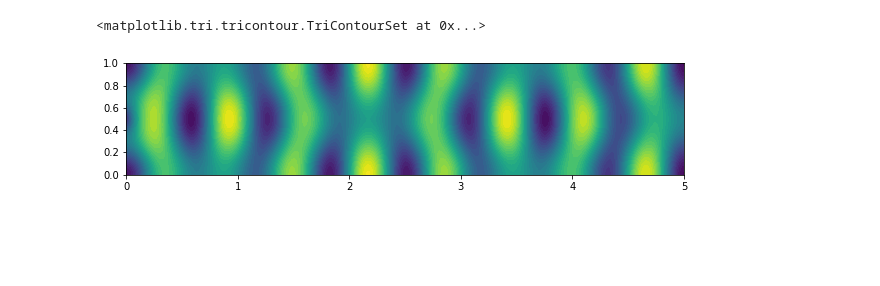
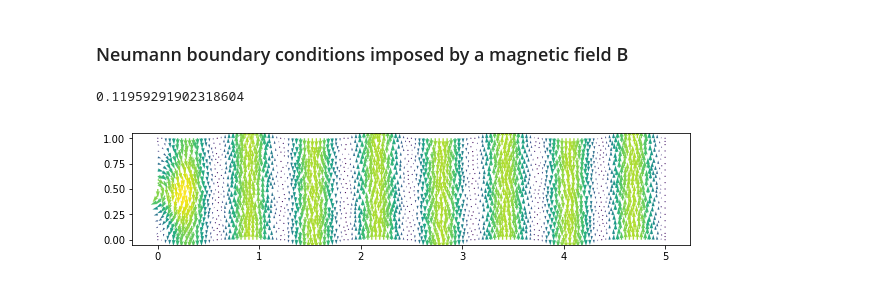
Before and after one commit to FMatti/Maxwell-MRI, a Jupyter notebook: practice/waveguide_2d.ipynb, the cells around one changed output. Saved outputs shown, nothing was run; the diff lists cells and outputs as text; code cells hidden in the pictures; blank space fills up the shorter version.

Commit message:
discuss boundary conditions

```diff
--- a/practice/waveguide_2d.ipynb
+++ b/practice/waveguide_2d.ipynb
@@ -8,7 +12,7 @@ import matplotlib.pyplot as plt
 height = 5.0
 width = 1.0
 domain = mshr.Rectangle(fen.Point(0.0, 0.0), fen.Point(height, width))
-mesh = mshr.generate_mesh(domain, 200)
+mesh = mshr.generate_mesh(domain, 64)
 V = fen.FunctionSpace(mesh, 'P', 1)
 # %%
 class Walls(fen.SubDomain):
@@ -29,7 +37,7 @@ eps = 1.0 # 8.85418782e-12
 
 a_stiff = (1/mu) * fen.dot(fen.grad(A), fen.grad(v))*dx
 a_mass = eps*A*v*dx
-omega = 10
+omega = 5
 a = a_stiff - omega**2 * a_mass
 
 # Technique seen at https://fenicsproject.org/pub/tutorial/sphinx1/._ftut1005.html
@@ -38,19 +46,24 @@ walls = Walls()
 walls.mark(boundary, 1)
 inlet = Inlet()
 inlet.mark(boundary, 2)
+outlet = Outlet()
+outlet.mark(boundary, 3)
 ds = fen.Measure('ds', subdomain_data=boundary)
-
-B_0 = 1
-g_zro = fen.Constant(0.0)
-g_cst = fen.Expression('-(1/mu)*B_0', degree=2, B_0=B_0, mu=mu)
-g_exp = fen.Expression('-(1/mu)*B_0*exp(-pow(x[1] - 0.5, 2) / 0.01)', degree=2, B_0=B_0, mu=mu)
-#L = g_cst*v*ds(2) + g_zro*v*ds(1)
-L = g_exp*v*ds(2) + g_zro*v*ds(1)
-
-A = fen.Function(V)
-fen.solve(a == L, A)
-plt.figure(figsize=(10, 3))
-fen.plot(A)
-# %% [output]
-<matplotlib.tri.tricontour.TriContourSet at 0x...>
-[figure, removed]
+# %% [markdown]
+### Neumann boundary conditions imposed by a magnetic field B
+# %%
+B_0 = 1.0
+g_zro = fen.Constant(0.0)
+g_cst = fen.Expression('-(1/mu)*B_0', degree=2, B_0=B_0, mu=mu)
+g_exp = fen.Expression('-(1/mu)*B_0*exp(-pow(x[1] - width/2, 2) / 0.01)', degree=2, B_0=B_0, mu=mu, width=width)
+#L = g_cst*v*ds(2) + g_zro*v*ds(1)
+L = g_exp*v*ds(2) + g_zro*v*ds(1)
+
+A = fen.Function(V)
+fen.solve(a == L, A)
+plt.figure(figsize=(10, 3))
+fen.plot(fen.curl(A))
+np.mean(np.abs(A.compute_vertex_values(mesh)))
+# %% [output]
+0.11959291902318604
+[figure, added]
```
Also changed, not shown: parts of 5 cells of this notebook, 2 other files.
